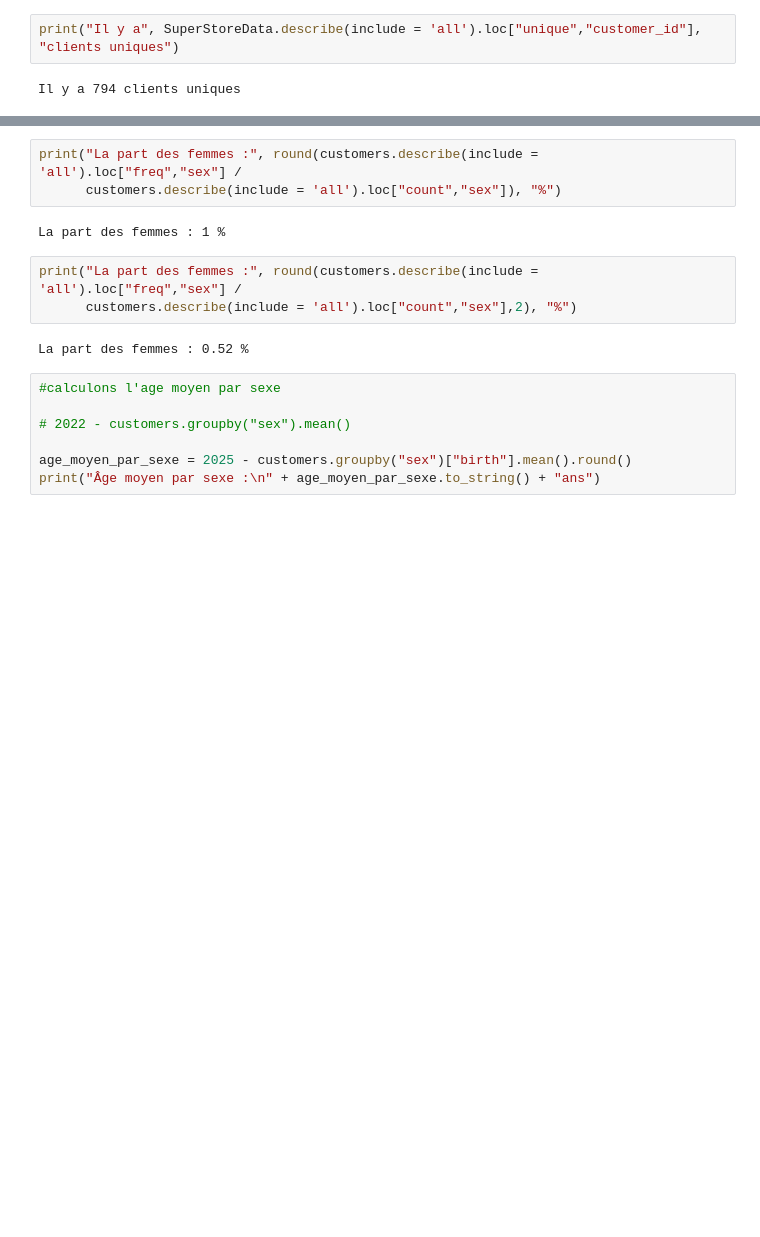
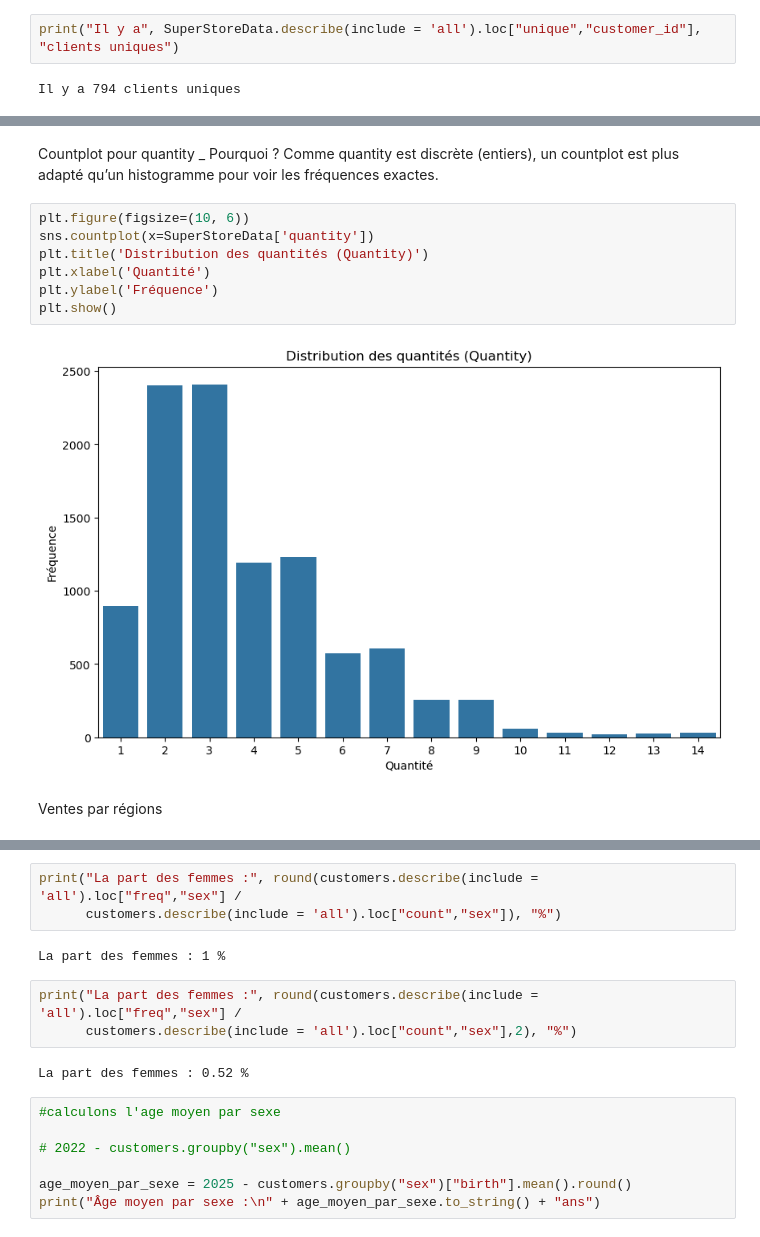
Before and after one commit to raymondgadji/DatAnalyst, a Jupyter notebook: Cours/Semaine11/ADV_Analyse des ventes en ligne.ipynb, the cells around one changed output, grey strips where cells are left out. Drawn from its saved outputs; the diff is of its cells as text; blank space fills up the shorter version.

```diff
--- a/Cours/Semaine11/ADV_Analyse des ventes en ligne.ipynb
+++ b/Cours/Semaine11/ADV_Analyse des ventes en ligne.ipynb
@@ -185,0 +367,13 @@ print("L'age moyen des clients est :", 2022- round(SuperStoreData.describe(inclu
+# %% [markdown]
+Countplot pour quantity _ Pourquoi ? Comme quantity est discrète (entiers), un countplot est plus adapté qu’un histogramme pour voir les fréquences exactes.
+# %%
+plt.figure(figsize=(10, 6))
+sns.countplot(x=SuperStoreData['quantity'])
+plt.title('Distribution des quantités (Quantity)')
+plt.xlabel('Quantité')
+plt.ylabel('Fréquence')
+plt.show()
+# %% [output]
+[figure, added]
+# %% [markdown]
+Ventes par régions
```
Also changed, not shown: parts of 52 cells of this notebook.
